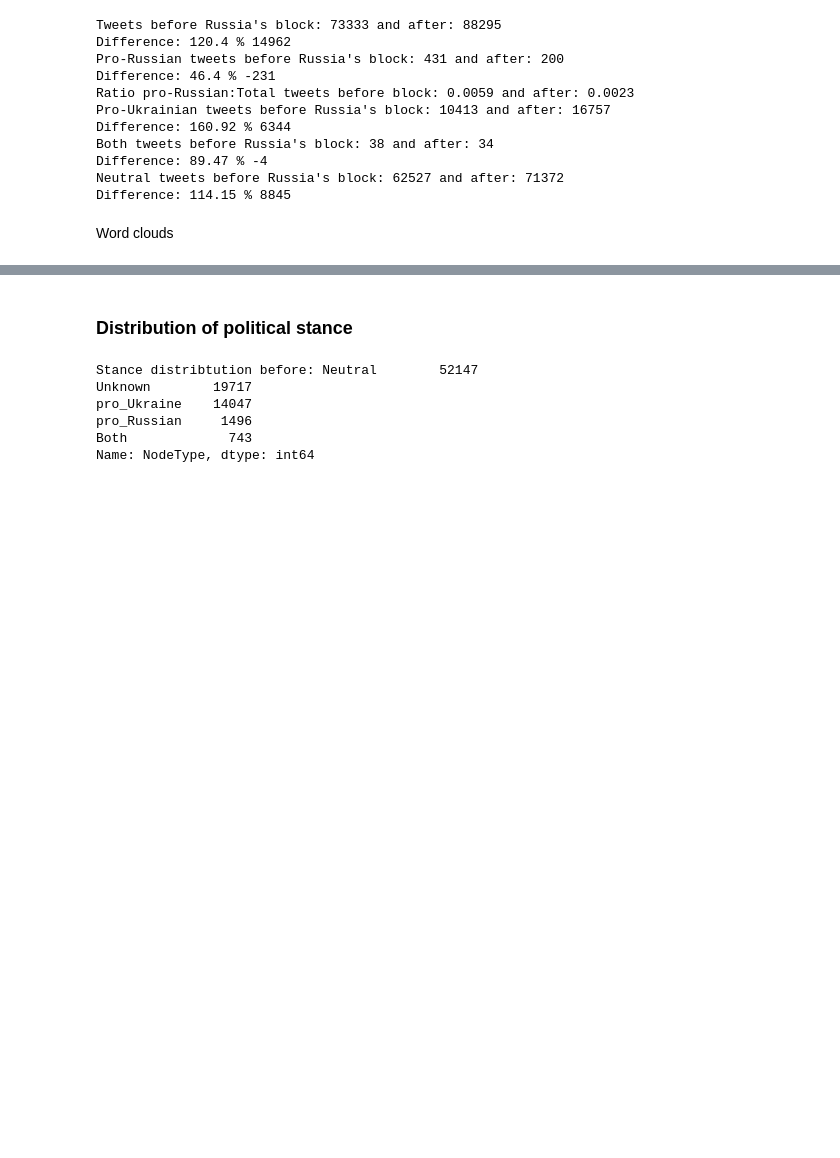
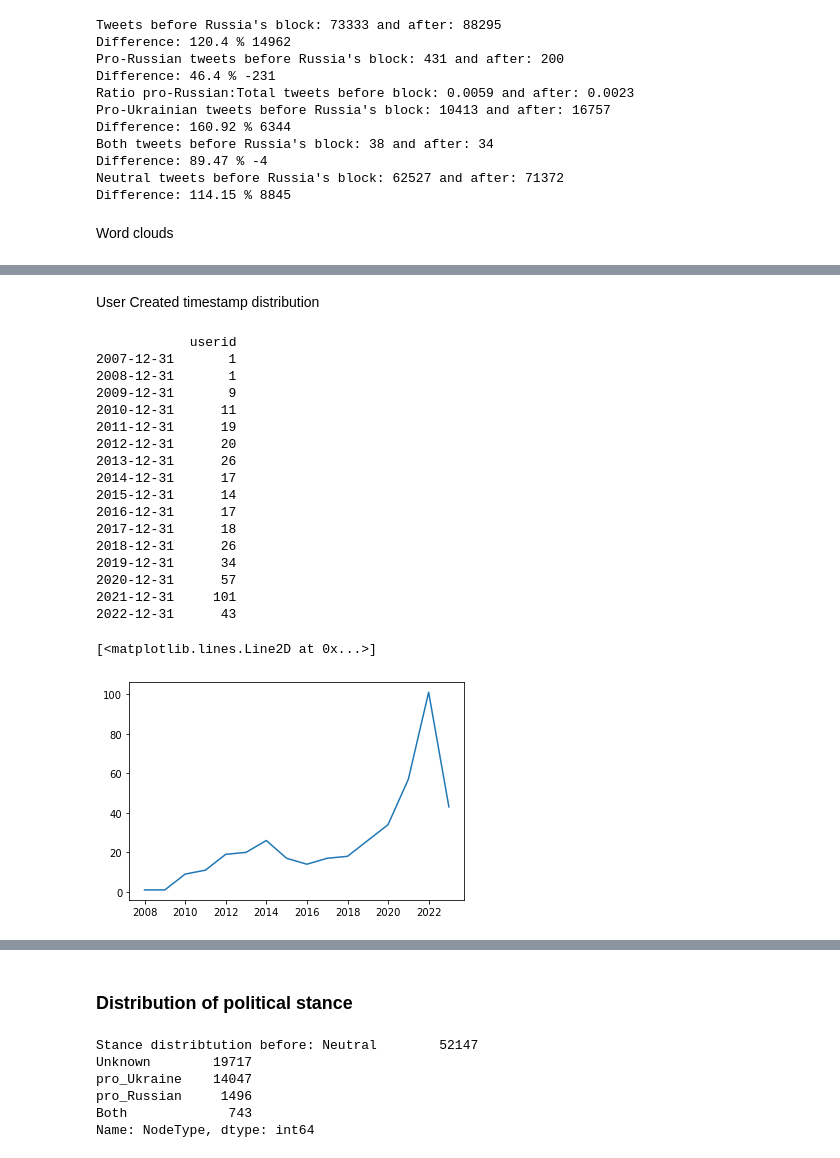
Before and after one commit to Yvonne27Jin/BSDS3002GP_Computational_propaganda_Ukraine, a Jupyter notebook: code/2_SEDA.ipynb, the cells around one changed output, grey strips where cells are left out. Drawn from its saved outputs; the diff is of its cells as text; code cells hidden in the pictures; blank space fills up the shorter version.

Commit message:
Added user created time distributions: code and figures

```diff
--- a/code/2_SEDA.ipynb
+++ b/code/2_SEDA.ipynb
@@ -259,0 +251,48 @@ plt.show()
+# %% [markdown]
+User Created timestamp distribution
+# %%
+### Credits for code sample: https://towardsdatascience.com/how-to-plot-time-series-86b5358197d6
+
+# insert with group want to check: proRussianBefore/proRussianAfter, proukraineBefore/proUkraineAfter, both/non, data
+dataFrame = proRussianBefore
+
+#create dict that maps ID
+bus_to_check = {}
+
+for bus, dates in zip(dataFrame['userid'], dataFrame['usercreatedts']):
+    bus_to_check[bus] = dates
+
+#create the dict with dates as keys
+check_to_bus = dict( (v,k) for k,v in bus_to_check.items())
+
+#create dataframe from dict
+mapped_df = pd.DataFrame.from_dict(check_to_bus, orient='index', columns=['userid'])
+
+#sum over years
+distribution = mapped_df.groupby(pd.Grouper(freq='Y')).count()
+
+#print counts
+print(distribution)
+
+#plot year v total checkins
+plt.plot(distribution.index, distribution.userid)
+# %% [output]
+            userid
+2007-12-31       1
+2008-12-31       1
+2009-12-31       9
+2010-12-31      11
+2011-12-31      19
+2012-12-31      20
+2013-12-31      26
+2014-12-31      17
+2015-12-31      14
+2016-12-31      17
+2017-12-31      18
+2018-12-31      26
+2019-12-31      34
+2020-12-31      57
+2021-12-31     101
+2022-12-31      43
+[<matplotlib.lines.Line2D at 0x...>]
+[figure, added]
```
Also changed, not shown: parts of 5 cells of this notebook, 5 other files.
